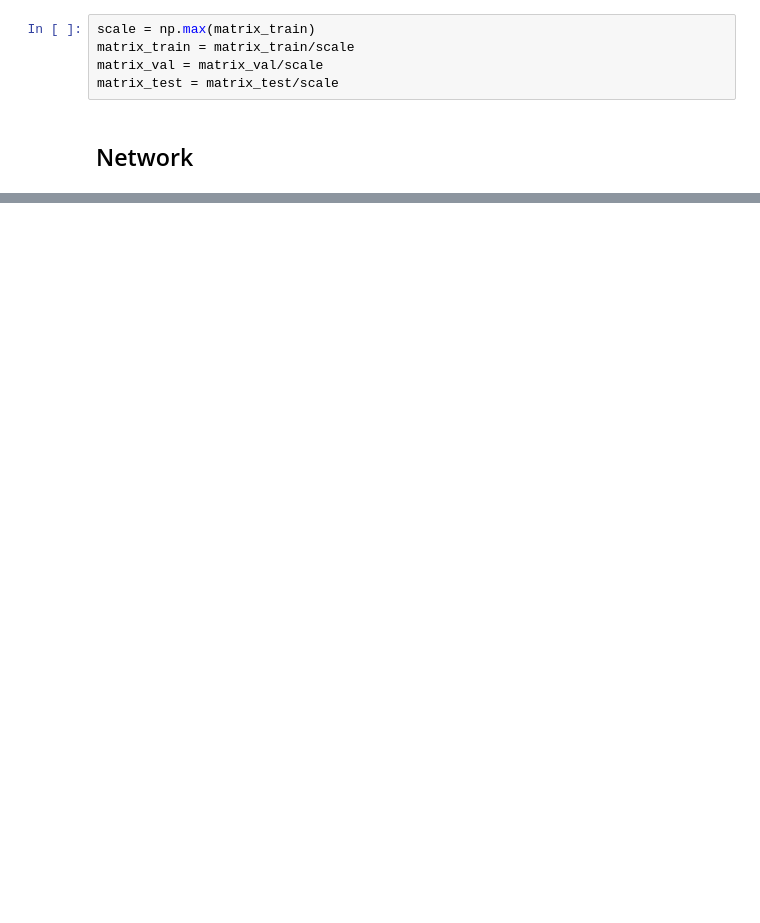
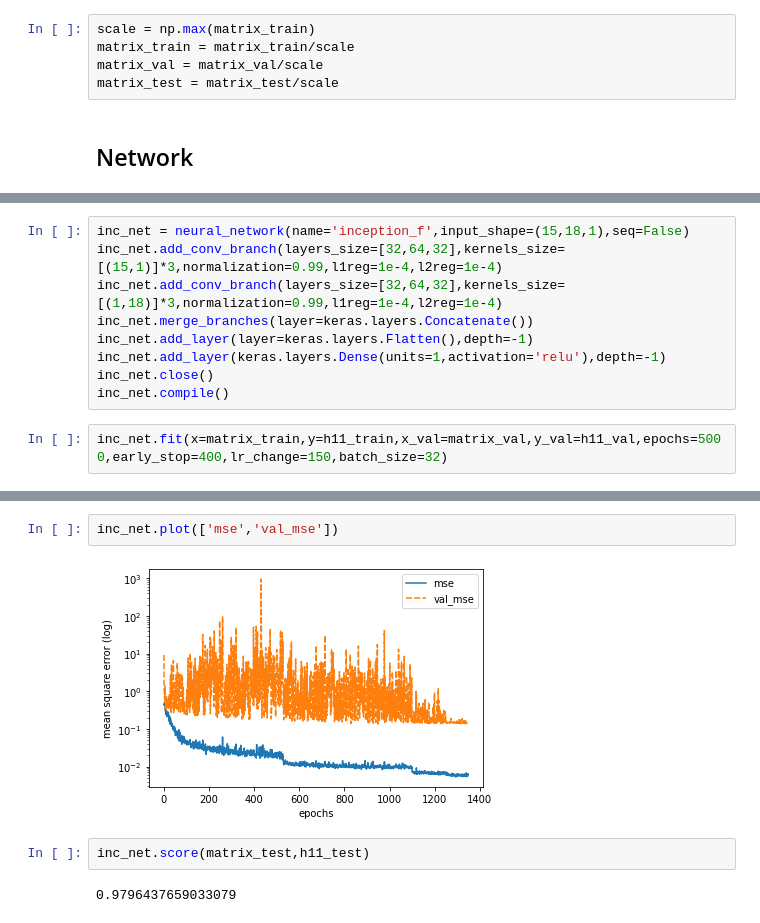
Before and after one commit to qerboz/cicy-internship, a Jupyter notebook: prog/Notebook.ipynb, the cells around one changed output, grey strips where cells are left out. Drawn from its saved outputs; the diff is of its cells as text; blank space fills up the shorter version.

```diff
--- a/prog/Notebook.ipynb
+++ b/prog/Notebook.ipynb
@@ -208,0 +304,11 @@ plt.legend(labels=['train loss','val loss'])
+# %%
+inc_net = neural_network(name='inception_f',input_shape=(15,18,1),seq=False)
+inc_net.add_conv_branch(layers_size=[32,64,32],kernels_size=[(15,1)]*3,normalization=0.99,l1reg=1e-4,l2reg=1e-4)
+inc_net.add_conv_branch(layers_size=[32,64,32],kernels_size=[(1,18)]*3,normalization=0.99,l1reg=1e-4,l2reg=1e-4)
+inc_net.merge_branches(layer=keras.layers.Concatenate())
+inc_net.add_layer(layer=keras.layers.Flatten(),depth=-1)
+inc_net.add_layer(keras.layers.Dense(units=1,activation='relu'),depth=-1)
+inc_net.close()
+inc_net.compile()
+# %%
+inc_net.fit(x=matrix_train,y=h11_train,x_val=matrix_val,y_val=h11_val,epochs=5000,early_stop=400,lr_change=150,batch_size=32)
@@ -208,0 +333,8 @@ plt.legend(labels=['train loss','val loss'])
+# %%
+inc_net.plot(['mse','val_mse'])
+# %% [output]
+[figure, added]
+# %%
+inc_net.score(matrix_test,h11_test)
+# %% [output]
+0.9796437659033079
```
Also changed, not shown: parts of 22 cells of this notebook, 7 other files.
